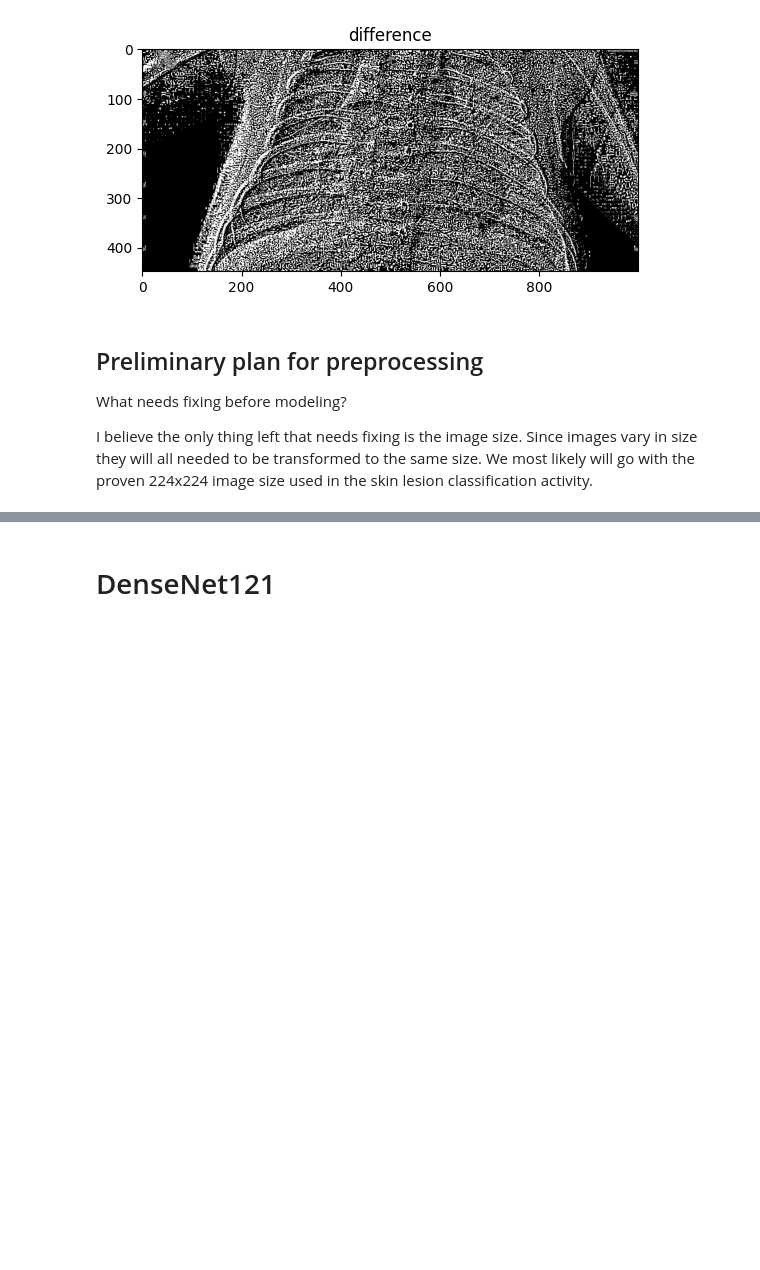
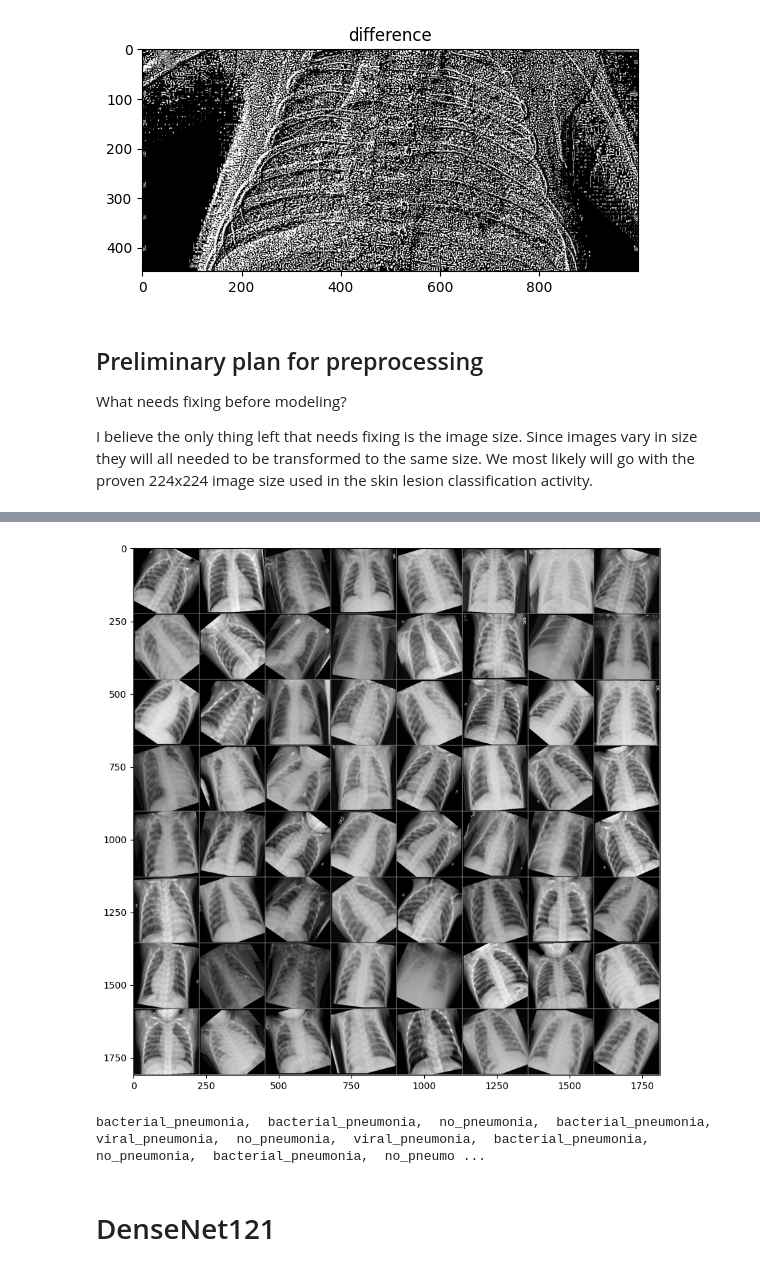
Before and after one commit to EthanPKittell/pneumonia_classification, a Jupyter notebook: PneumoniaClassificationDenseNet.ipynb, the cells around one changed output, grey strips where cells are left out. Cells and saved outputs as stored; diff of their text form; code cells hidden in the pictures; blank space fills up the shorter version.

```diff
--- a/PneumoniaClassificationDenseNet.ipynb
+++ b/PneumoniaClassificationDenseNet.ipynb
@@ -401,4 +428,27 @@ Class 2: 123
 '\nfrom torch import nn\n\nnum_classes = len(classes)\nnet = torchvision.models.resnet18(pretrained = True)\n\n# We replace last layer of resnet to match our number of classes which is 7\nnet.fc = nn. ...
+# %%
+# functions to show an image
+fig = plt.figure(figsize=(10, 15))
+def imshow(img):
+    img = img / 2 + 0.5     # denormalize change this
+    img = torch.clamp(img, 0, 1)
+    npimg = img.numpy()
+    plt.imshow(np.transpose(npimg, (1, 2, 0)))
+    plt.show() #had to add this to ensure the images are shown
+
+
+# get some random training images
+dataiter = iter(train_loader)
+images, labels = next(dataiter) #had to change this for the new way pytorch DataLoader works
+
+# show images
+imshow(torchvision.utils.make_grid(images))
+
+# print labels
+print(' '.join('%5s, ' % classes[labels[j]] for j in range(len(labels))))
+# %% [output]
+[figure, added]
+bacterial_pneumonia,  bacterial_pneumonia,  no_pneumonia,  bacterial_pneumonia,  viral_pneumonia,  no_pneumonia,  viral_pneumonia,  bacterial_pneumonia,  no_pneumonia,  bacterial_pneumonia,  no_pneumo ...
 # %% [markdown]
 # DenseNet121
 # %%
```
Also changed, not shown: parts of 14 cells of this notebook.
